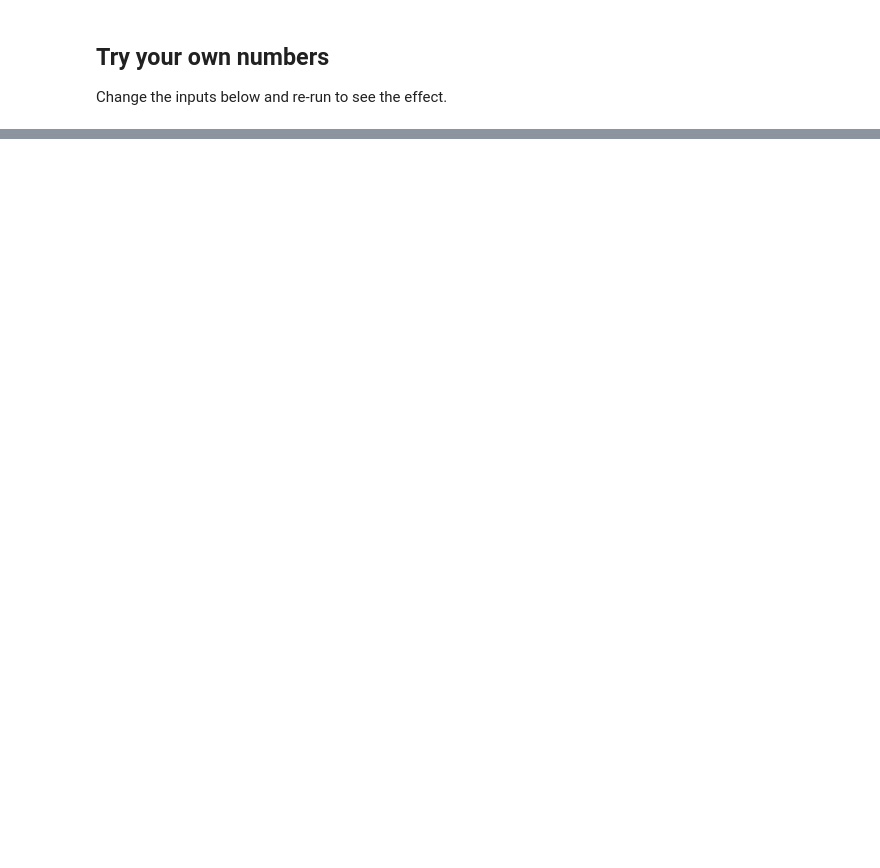
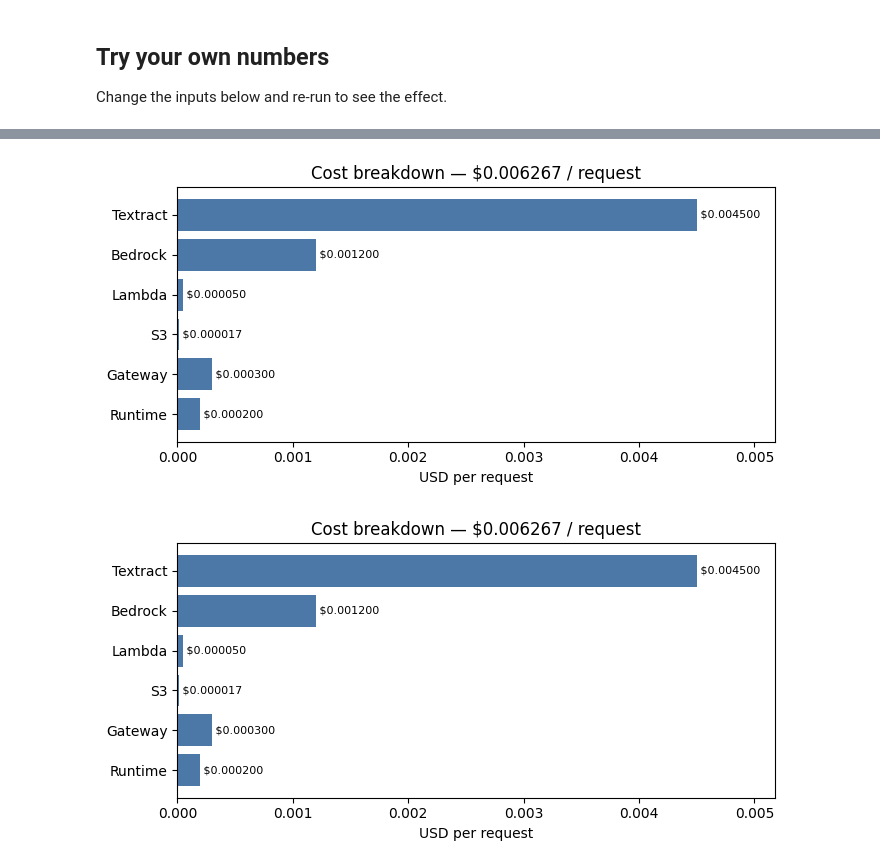
Before and after one commit to helenzhao2026/AI-Agent-Portfolio, a Jupyter notebook: ai-agent-cost-calculator/cost_walkthrough.ipynb, the cells around one changed output, grey strips where cells are left out. Drawn from its saved outputs; the diff is of its cells as text; code cells hidden in the pictures; blank space fills up the shorter version.

```diff
--- a/ai-agent-cost-calculator/cost_walkthrough.ipynb
+++ b/ai-agent-cost-calculator/cost_walkthrough.ipynb
@@ -114,0 +174,6 @@ print(cost.format_report(cost.calculate_cost(my_req)))
+# %%
+import charts
+charts.cost_breakdown(costs)
+# %% [output]
+[figure, added]
+[figure, added]
```
Also changed, not shown: parts of 18 cells of this notebook, 6 other files.
